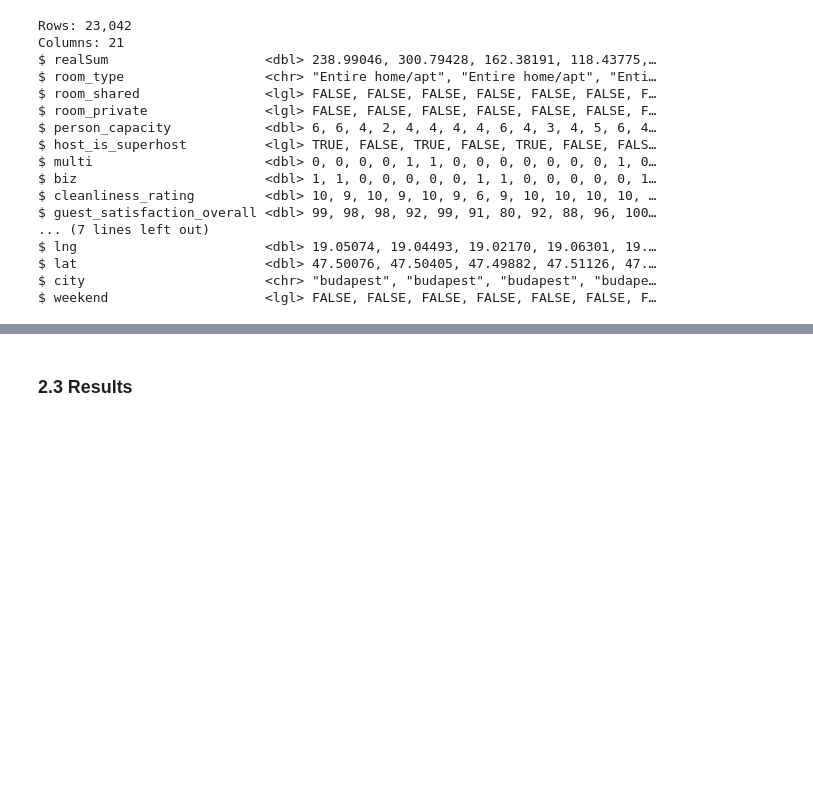
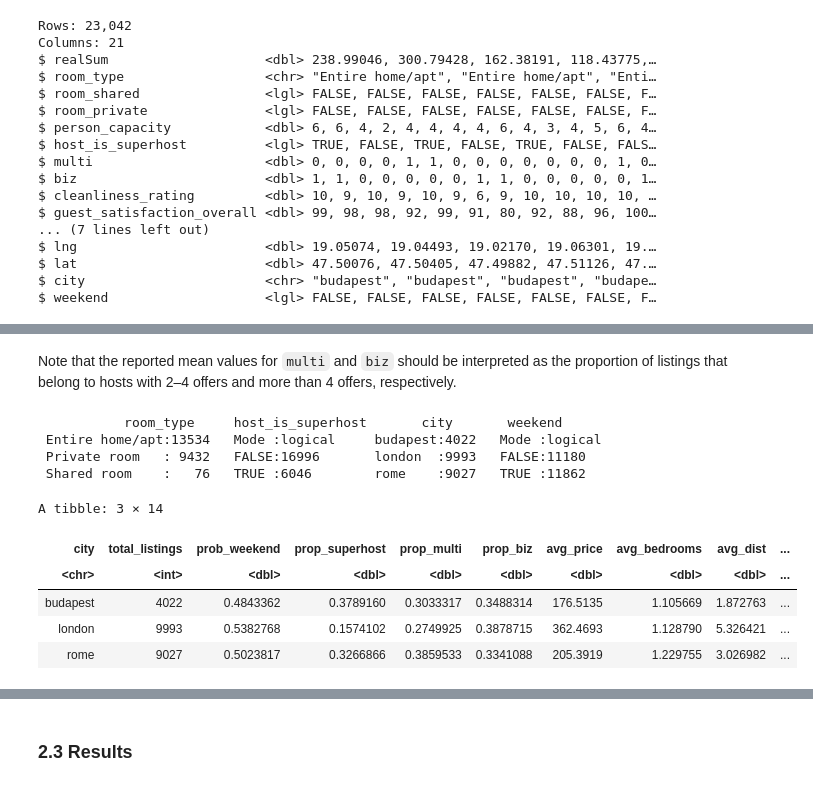
Before and after one commit to NathanPalaiologos/STAT-301-Project, a Jupyter notebook: group_16_final_report.ipynb, the cells around one changed output, grey strips where cells are left out. Drawn from its saved outputs; the diff is of its cells as text; code cells hidden in the pictures; blank space fills up the shorter version.

```diff
--- a/group_16_final_report.ipynb
+++ b/group_16_final_report.ipynb
@@ -158,0 +262,43 @@ Levels: budapest london rome
+# %% [markdown]
+Note that the reported mean values for `multi` and `biz` should be interpreted as the proportion of listings that belong to hosts with 2–4 offers and more than 4 offers, respectively.
+# %%
+#Main developer: Zhihan Dong
+categorical_summary <- clean_airbnb_data %>%
+  select(-where(is.numeric))%>%
+  summary()
+categorical_summary
+# %% [output]
+           room_type     host_is_superhost       city       weekend
+ Entire home/apt:13534   Mode :logical     budapest:4022   Mode :logical
+ Private room   : 9432   FALSE:16996       london  :9993   FALSE:11180
+ Shared room    :   76   TRUE :6046        rome    :9027   TRUE :11862
+# %%
+#Main developer: Nathan Zhang
+
+# Group by city, then calculate summary statistics
+city_summary_statistics <- airbnb_data |>
+    group_by(city)|>
+    summarize(
+        total_listings = n(),
+        prob_weekend = mean(weekend),
+        prop_superhost = mean(host_is_superhost),
+        prop_multi = mean(multi),
+        prop_biz = mean(biz),
+        avg_price = mean(realSum),
+        avg_bedrooms = mean(bedrooms),
+        avg_dist = mean(dist),
+        avg_metro_dist = mean(metro_dist),
+        avg_attr_index_norm = mean(attr_index_norm),
+        avg_rest_index_norm = mean(rest_index_norm),
+        avg_cleanliness = mean(cleanliness_rating),
+        avg_satisfaction = mean(guest_satisfaction_overall)
+    )
+
+city_summary_statistics
+# %% [output]
+A tibble: 3 × 14
+| city | total_listings | prob_weekend | prop_superhost | prop_multi | prop_biz | avg_price | avg_bedrooms | avg_dist | ... |
+| <chr> | <int> | <dbl> | <dbl> | <dbl> | <dbl> | <dbl> | <dbl> | <dbl> | ... |
+| budapest | 4022 | 0.4843362 | 0.3789160 | 0.3033317 | 0.3488314 | 176.5135 | 1.105669 | 1.872763 | ... |
+| london | 9993 | 0.5382768 | 0.1574102 | 0.2749925 | 0.3878715 | 362.4693 | 1.128790 | 5.326421 | ... |
+| rome | 9027 | 0.5023817 | 0.3266866 | 0.3859533 | 0.3341088 | 205.3919 | 1.229755 | 3.026982 | ... |
```
Also changed, not shown: parts of 25 cells of this notebook.
